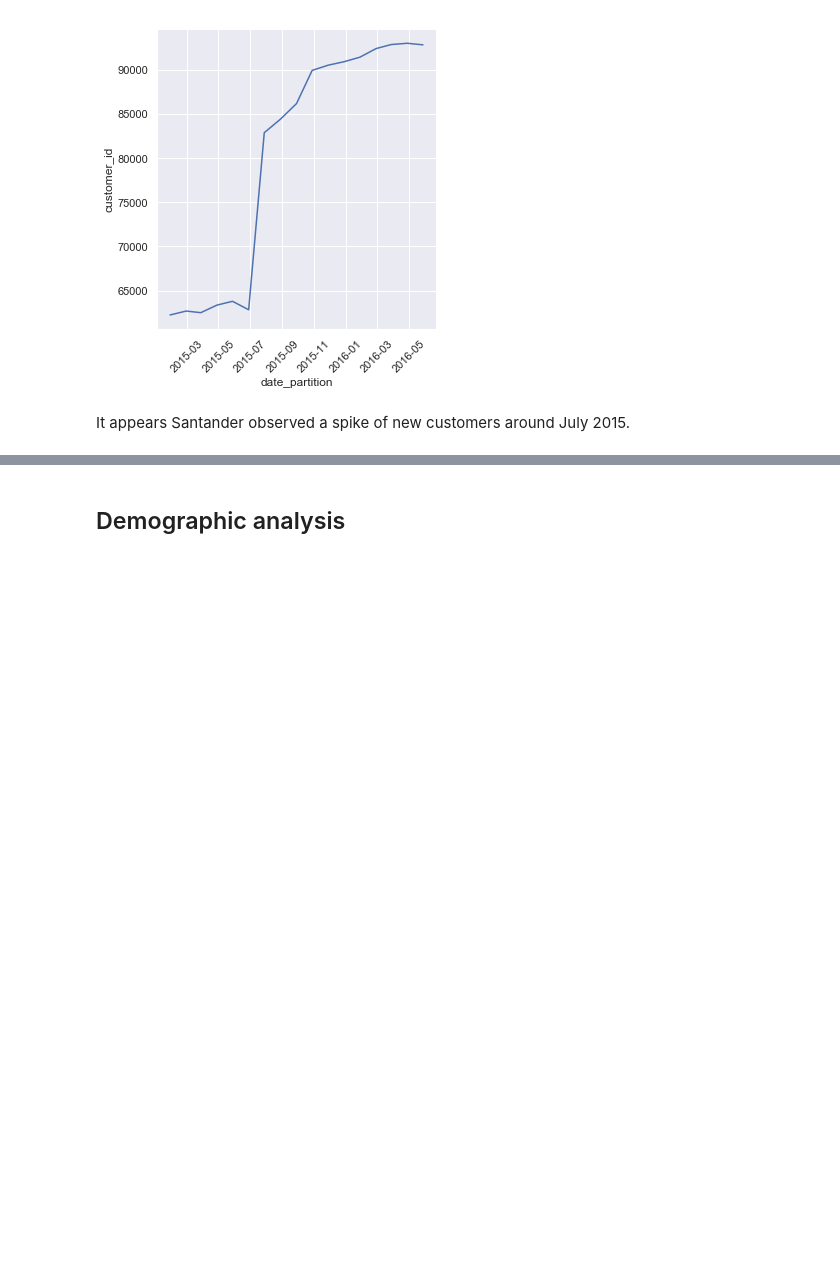
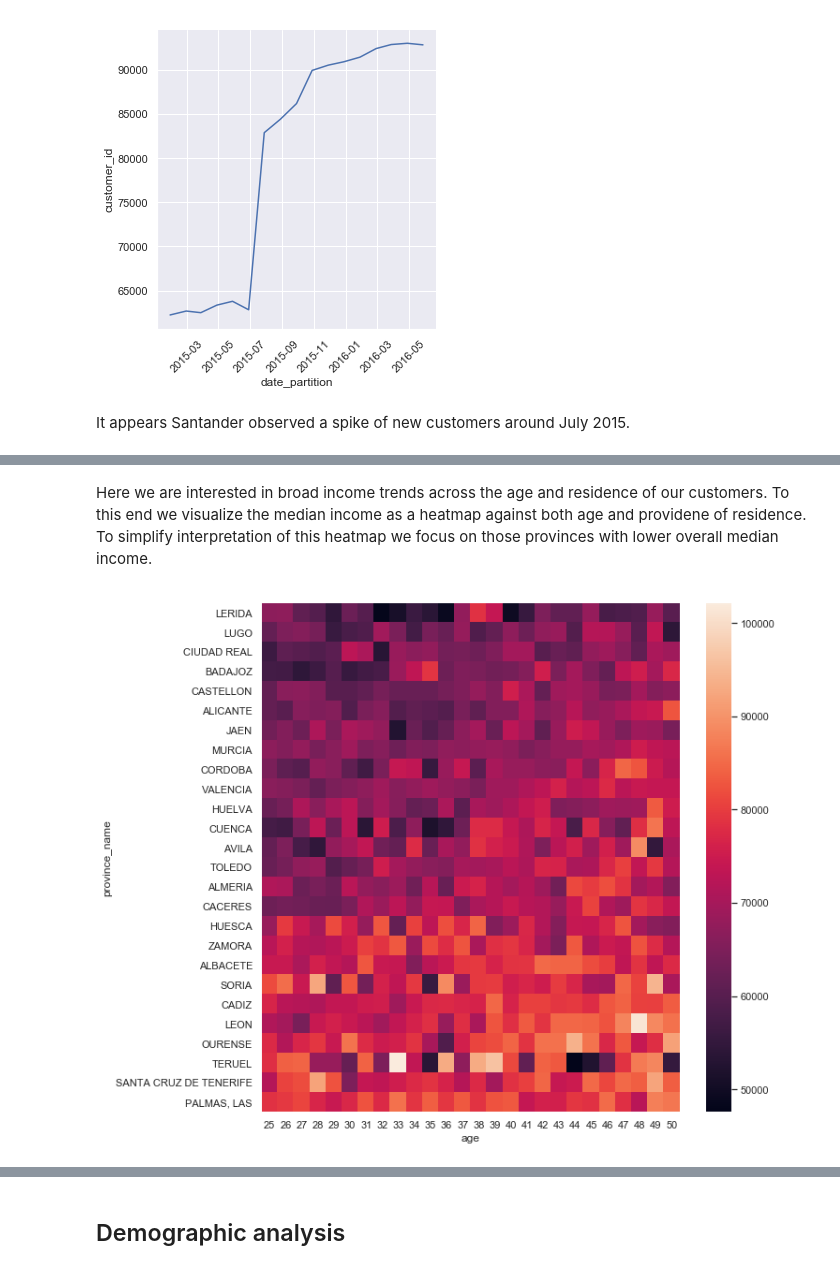
Before and after one commit to EXXETA/exxeta.github.io, a Jupyter notebook: notebooks/santander_products/2018-10-22_Statistical_Visualization_Customer_Insights.ipynb, the cells around one changed output, grey strips where cells are left out. Saved outputs shown, nothing was run; the diff lists cells and outputs as text; code cells hidden in the pictures; blank space fills up the shorter version.

```diff
--- a/notebooks/santander_products/2018-10-22_Statistical_Visualization_Customer_Insights.ipynb
+++ b/notebooks/santander_products/2018-10-22_Statistical_Visualization_Customer_Insights.ipynb
@@ -85,0 +98,20 @@ It appears Santander observed a spike of new customers around July 2015.
+# %%
+income = income.groupby(['age', 'province_name'])[['gross_income']].median()
+# %%
+income = income.reset_index().pivot('province_name', 'age', 'gross_income')
+# %%
+income = income.loc[income.isnull().sum(axis=1) < 10]
+# %%
+income['median'] = income.median(axis=1)
+income = income.sort_values('median', axis=0)
+del income['median']
+# %% [markdown]
+Here we are interested in broad income trends across the age and residence of our customers.
+To this end we visualize the median income as a heatmap against both age and providene of residence.
+To simplify interpretation of this heatmap we focus on those provinces with lower overall median income.
+# %%
+fig, ax = plt.subplots(figsize=(10,10))
+sns.heatmap(income.loc[income.median(axis=1) < 80000].fillna(0.), ax=ax)
+plt.show()
+# %% [output]
+[figure, added]
```
Also changed, not shown: parts of 10 cells of this notebook.
